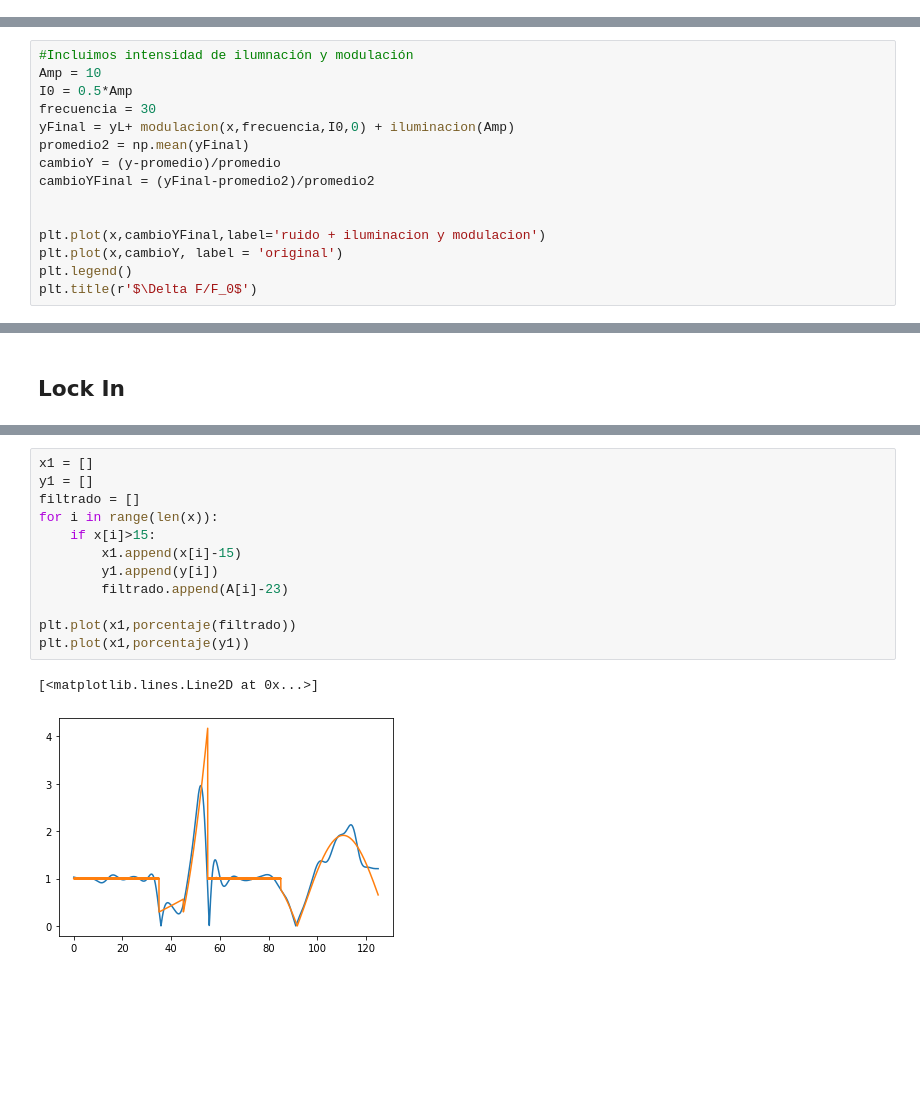
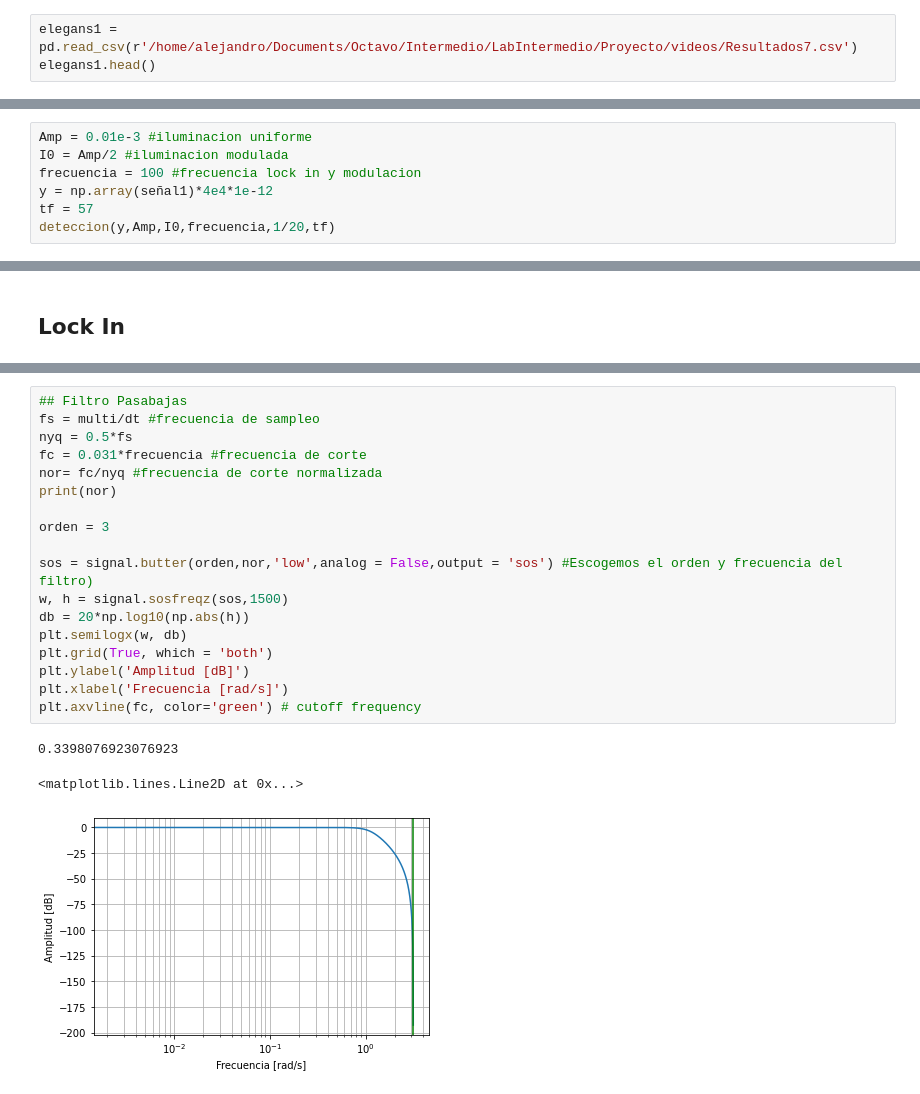
Before and after one commit to AlejandroPuert/LabIntermedio, a Jupyter notebook: Proyecto/Simulacion.ipynb, the cells around one changed output, grey strips where cells are left out. Saved outputs shown, nothing was run; the diff lists cells and outputs as text; blank space fills up the shorter version.

```diff
--- a/Proyecto/Simulacion.ipynb
+++ b/Proyecto/Simulacion.ipynb
@@ -27,0 +14,3 @@ def ruidoLec(sig,sigma):
+# %%
+elegans1 = pd.read_csv(r'/home/alejandro/Documents/Octavo/Intermedio/LabIntermedio/Proyecto/videos/Resultados7.csv')
+elegans1.head()
@@ -27,0 +154,7 @@ def ruidoLec(sig,sigma):
+# %%
+Amp = 0.01e-3 #iluminacion uniforme
+I0 = Amp/2 #iluminacion modulada
+frecuencia = 100 #frecuencia lock in y modulacion
+y = np.array(señal1)*4e4*1e-12
+tf = 57
+deteccion(y,Amp,I0,frecuencia,1/20,tf)
@@ -71,15 +175,0 @@ plt.legend()
-# %%
-#Incluimos intensidad de ilumnación y modulación
-Amp = 10
-I0 = 0.5*Amp
-frecuencia = 30
-yFinal = yL+ modulacion(x,frecuencia,I0,0) + iluminacion(Amp)
-promedio2 = np.mean(yFinal)
-cambioY = (y-promedio)/promedio
-cambioYFinal = (yFinal-promedio2)/promedio2
-
-
-plt.plot(x,cambioYFinal,label='ruido + iluminacion y modulacion')
-plt.plot(x,cambioY, label = 'original')
-plt.legend()
-plt.title(r'$\Delta F/F_0$')
@@ -168,15 +180,22 @@ plt.legend()
-# %%
-x1 = []
-y1 = []
-filtrado = []
-for i in range(len(x)):
-    if x[i]>15:
-        x1.append(x[i]-15)
-        y1.append(y[i])
-        filtrado.append(A[i]-23)
-
-plt.plot(x1,porcentaje(filtrado))
-plt.plot(x1,porcentaje(y1))
-# %% [output]
-[<matplotlib.lines.Line2D at 0x...>]
-[figure, removed]
+# %%
+## Filtro Pasabajas
+fs = multi/dt #frecuencia de sampleo
+nyq = 0.5*fs
+fc = 0.031*frecuencia #frecuencia de corte
+nor= fc/nyq #frecuencia de corte normalizada
+print(nor)
+
+orden = 3
+
+sos = signal.butter(orden,nor,'low',analog = False,output = 'sos') #Escogemos el orden y frecuencia del filtro)
+w, h = signal.sosfreqz(sos,1500)
+db = 20*np.log10(np.abs(h))
+plt.semilogx(w, db)
+plt.grid(True, which = 'both')
+plt.ylabel('Amplitud [dB]')
+plt.xlabel('Frecuencia [rad/s]')
+plt.axvline(fc, color='green') # cutoff frequency
+# %% [output]
+0.3398076923076923
+<matplotlib.lines.Line2D at 0x...>
+[figure, added]
```
Also changed, not shown: parts of 24 cells of this notebook.
